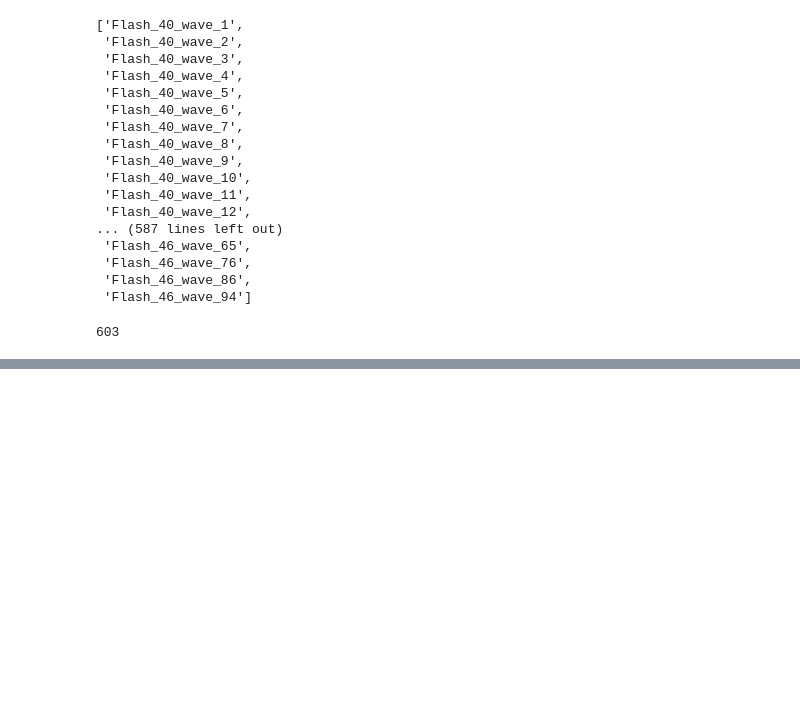
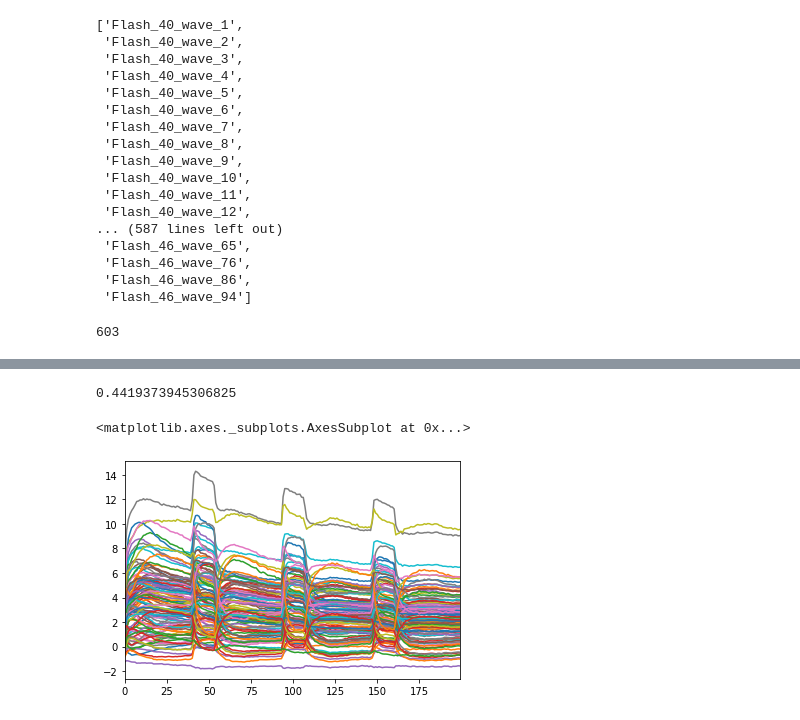
Before and after one commit to christopher-gong/optometry, a Jupyter notebook: sp20/clustering/clean combine cluster.ipynb, the cells around one changed output, grey strips where cells are left out. Cells and saved outputs as stored; diff of their text form; code cells hidden in the pictures; blank space fills up the shorter version.

```diff
--- a/sp20/clustering/clean combine cluster.ipynb
+++ b/sp20/clustering/clean combine cluster.ipynb
@@ -124,0 +142,17 @@ len(n_class)
+# %%
+#n = df
+pca = PCA(n_components=3)
+principalComponents = pca.fit_transform(n)
+principalDf = pd.DataFrame(data = principalComponents)
+pca_n = pd.DataFrame(data = pca.inverse_transform(principalComponents))
+pca_n = pca_n.rename(index={a:b for a,b in zip(range(len(list(n.T))),list(n.T))}, columns={a:b for a,b in zip(range(len(list(n))),list(n))})
+# comment next line for no PCA
+n = pca_n
+# %%
+db = DBSCAN(eps=3, min_samples=2).fit(n)
+core_samples_mask = np.zeros_like(db.labels_, dtype=bool)
+core_samples_mask[db.core_sample_indices_] = True
+dlabels = db.labels_
+print("DBSCAN with your params found:")
+print(str(max(dlabels + 1)) + " classified labels")
+print(str(list(dlabels).count(-1)) + ' unclassified points out of ' + str(len(dlabels)))
@@ -125,2 +163,2 @@ len(n_class)
 # %%
-n.insert(200, "Class", n_class)
+#n.insert(200, "Class", n_class)
@@ -142,0 +204,14 @@ n
+# %%
+c/t
+# %% [output]
+0.4419373945306825
+# %%
+c = []
+for l in range(len(dlabels)):
+    if (dlabels[l] == -1):
+        c.append(l)
+row = n.iloc[c]
+row.T.plot(legend=False)
+# %% [output]
+<matplotlib.axes._subplots.AxesSubplot at 0x...>
+[figure, added]
```
Also changed, not shown: parts of 9 cells of this notebook, 36 other files.
